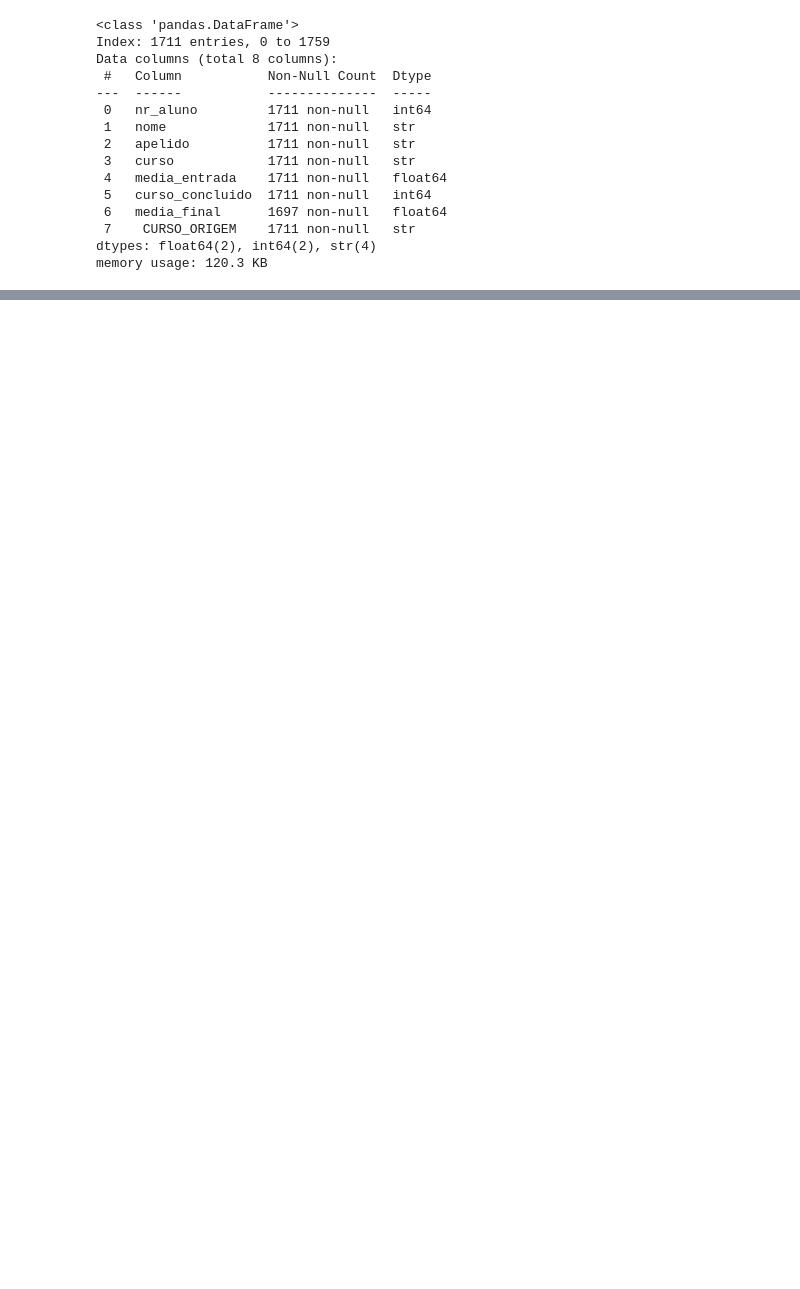
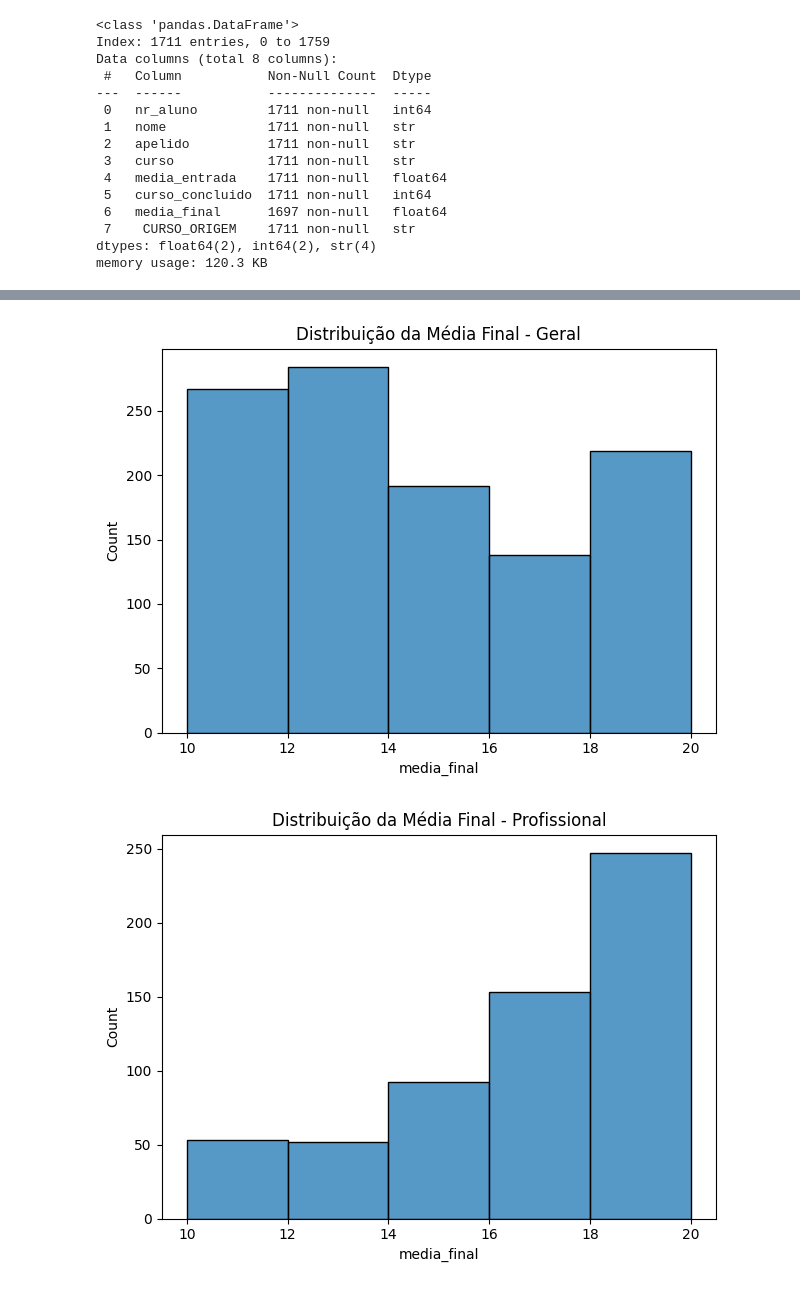
Before and after one commit to Ericaligle/Proj_Eng_Dados_Universidade, a Jupyter notebook: notebooks/Universidade_Proj_TED.ipynb, the cells around one changed output, grey strips where cells are left out. Cells and saved outputs as stored; diff of their text form; code cells hidden in the pictures; blank space fills up the shorter version.

```diff
--- a/notebooks/Universidade_Proj_TED.ipynb
+++ b/notebooks/Universidade_Proj_TED.ipynb
@@ -455,0 +473,9 @@ memory usage: 120.3 KB
+# %%
+for origem in df_origem_v[' CURSO_ORIGEM'].unique():
+    plt.figure()
+    sns.histplot(data=df_origem_v[df_origem_v[' CURSO_ORIGEM'] == origem], x='media_final', bins=5, edgecolor='black')
+    plt.title(f'Distribuição da Média Final - {origem}')
+    plt.tight_layout()
+# %% [output]
+[figure, added]
+[figure, added]
```
Also changed, not shown: parts of 2 cells of this notebook.
